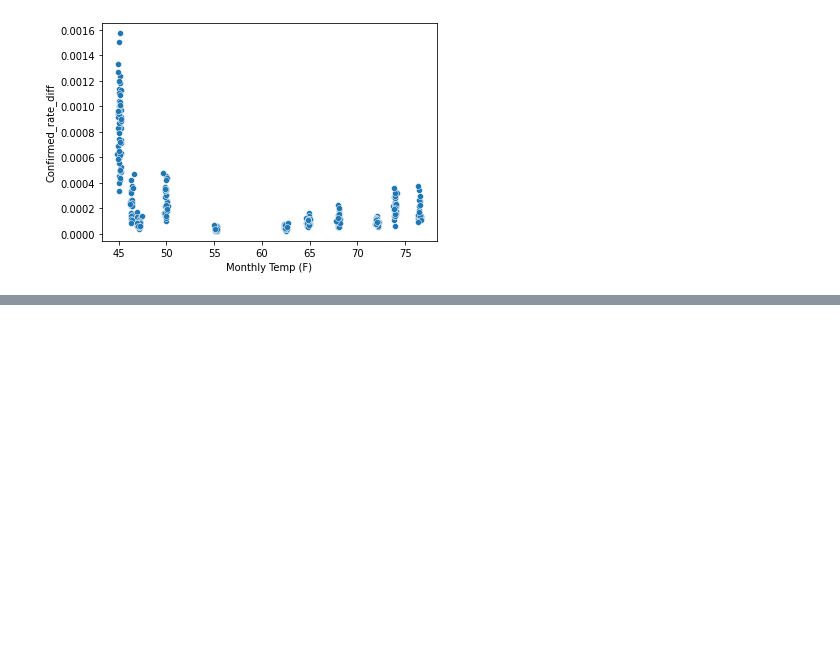
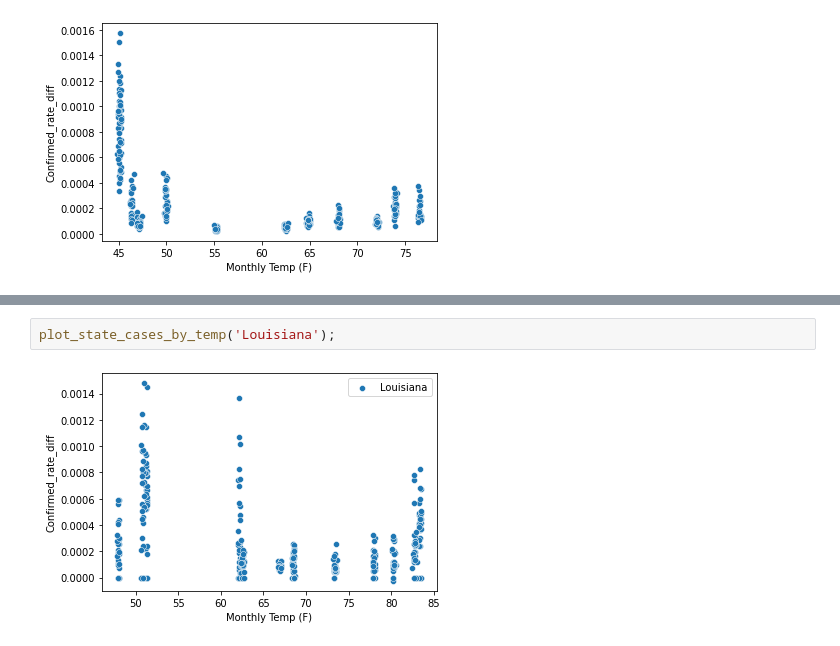
Before and after one commit to amichaelsen/COVID_project, a Jupyter notebook: analysis/data_merge_and_eda.ipynb, the cells around one changed output, grey strips where cells are left out. Drawn from its saved outputs; the diff is of its cells as text; blank space fills up the shorter version.

```diff
--- a/analysis/data_merge_and_eda.ipynb
+++ b/analysis/data_merge_and_eda.ipynb
@@ -353,0 +373,4 @@ ca_data['Monthly Temp (F)'].nunique()
+# %%
+plot_state_cases_by_temp('Louisiana');
+# %% [output]
+[figure, added]
```
Also changed, not shown: parts of 6 cells of this notebook, 2 other files.
